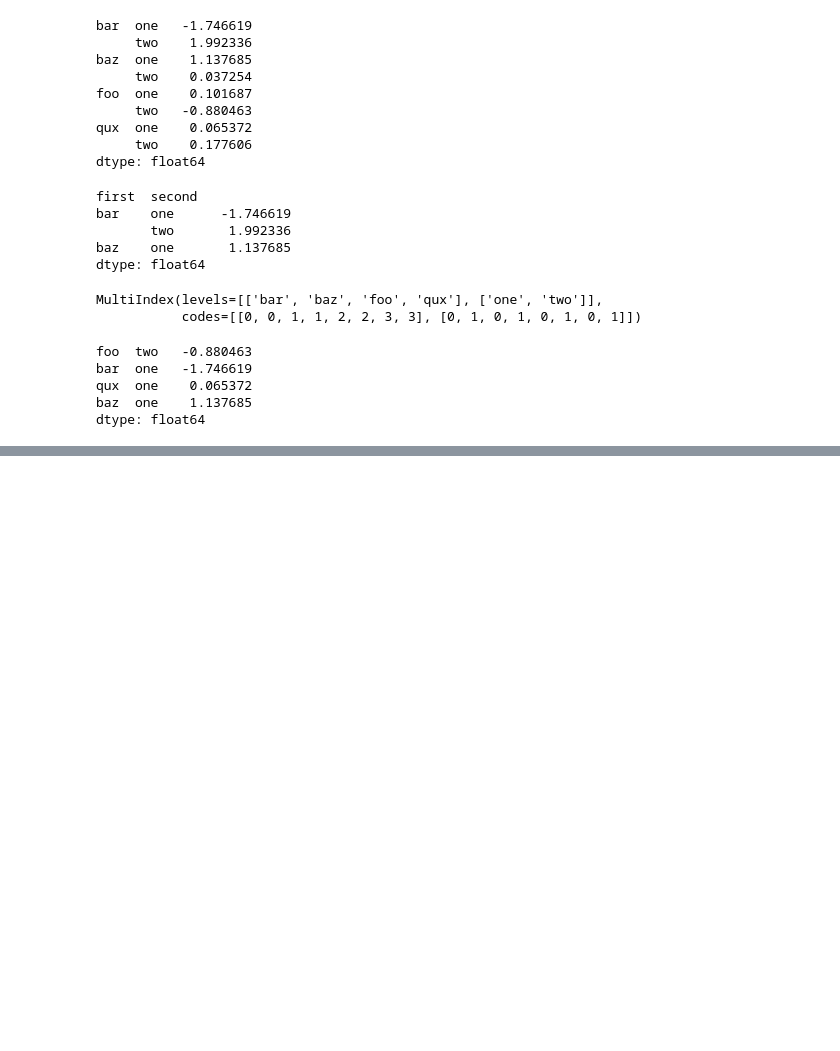
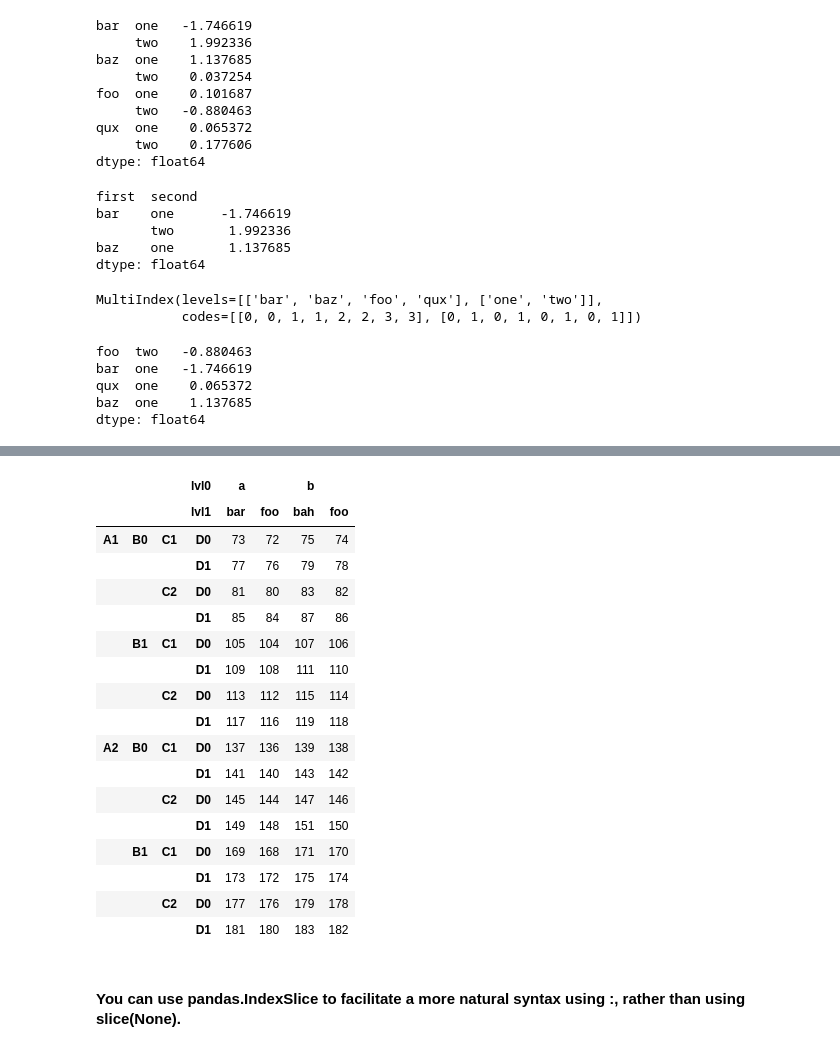
Before and after one commit to sushtend/100-days-of-ml-code, a Jupyter notebook: code/ml/pandas/Essential basic functionality.ipynb, the cells around one changed output, grey strips where cells are left out. Saved outputs shown, nothing was run; the diff lists cells and outputs as text; code cells hidden in the pictures; blank space fills up the shorter version.

```diff
--- a/code/ml/pandas/Essential basic functionality.ipynb
+++ b/code/ml/pandas/Essential basic functionality.ipynb
@@ -1822,0 +1994,23 @@ dtype: float64
+# %%
+dfmi.loc[(slice('A1','A2'),slice(None),slice('C1',"C2")),:]
+# %% [output]
+|  |  |  | lvl0 | a |  | b |  |
+|  |  |  | lvl1 | bar | foo | bah | foo |
+| A1 | B0 | C1 | D0 | 73 | 72 | 75 | 74 |
+|  |  |  | D1 | 77 | 76 | 79 | 78 |
+|  |  | C2 | D0 | 81 | 80 | 83 | 82 |
+|  |  |  | D1 | 85 | 84 | 87 | 86 |
+|  | B1 | C1 | D0 | 105 | 104 | 107 | 106 |
+|  |  |  | D1 | 109 | 108 | 111 | 110 |
+|  |  | C2 | D0 | 113 | 112 | 115 | 114 |
+|  |  |  | D1 | 117 | 116 | 119 | 118 |
+| A2 | B0 | C1 | D0 | 137 | 136 | 139 | 138 |
+|  |  |  | D1 | 141 | 140 | 143 | 142 |
+|  |  | C2 | D0 | 145 | 144 | 147 | 146 |
+|  |  |  | D1 | 149 | 148 | 151 | 150 |
+|  | B1 | C1 | D0 | 169 | 168 | 171 | 170 |
+|  |  |  | D1 | 173 | 172 | 175 | 174 |
+|  |  | C2 | D0 | 177 | 176 | 179 | 178 |
+|  |  |  | D1 | 181 | 180 | 183 | 182 |
+# %% [markdown]
+#### You can use pandas.IndexSlice to facilitate a more natural syntax using :, rather than using slice(None).
```
Also changed, not shown: parts of 78 cells of this notebook.
